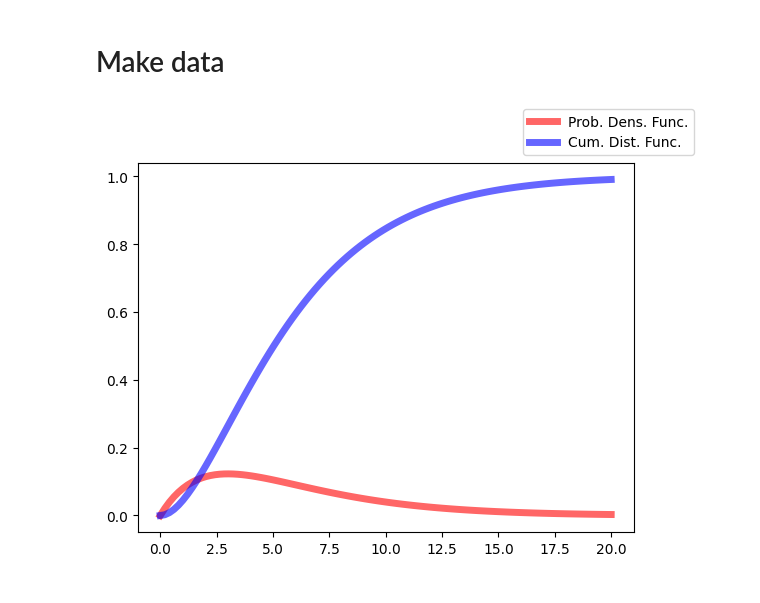
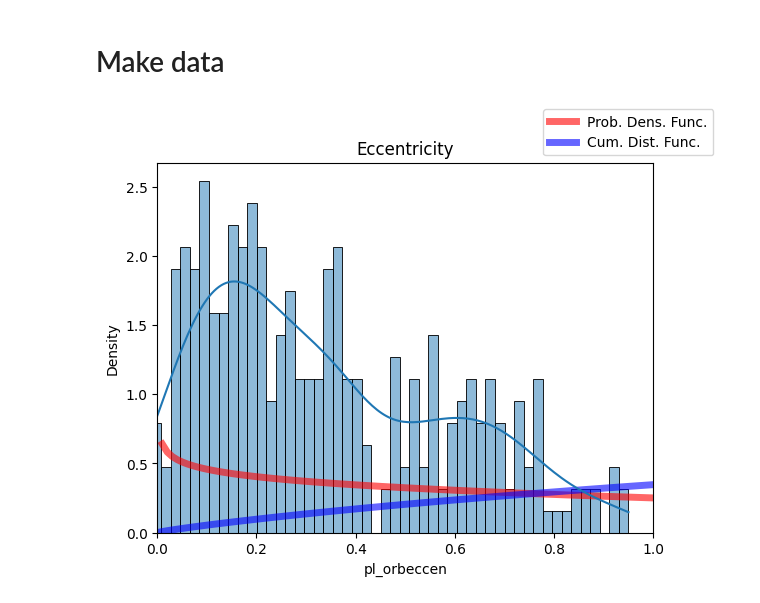
Before and after one commit to victorkarkour/Microlensing-Separation, a Jupyter notebook: Dist_e.ipynb, the cells around one changed output. Drawn from its saved outputs; the diff is of its cells as text; code cells hidden in the pictures.

```diff
--- a/Dist_e.ipynb
+++ b/Dist_e.ipynb
@@ -7,0 +13,4 @@ import matplotlib.pyplot as plt
+# %%
+query = NasaExoplanetArchive.query_criteria(table="ps", select="pl_orbeccen,pl_orbper,pl_masse")
+ML_df = query.to_pandas()
+len(ML_df)
@@ -7,0 +19,6 @@ import matplotlib.pyplot as plt
+# %%
+exoplanet_df_clean = ML_df.dropna(subset=['pl_orbeccen','pl_orbper','pl_masse']).copy()
+# exoplanet_df_clean.head()
+
+filter_exoplanet = exoplanet_df_clean[(exoplanet_df_clean['pl_orbper'] > 300) &  (exoplanet_df_clean['pl_masse'] > 100)]
+filter_exoplanet
@@ -8,10 +52,10 @@ import matplotlib.pyplot as plt
 # %% [markdown]
 # Make data
 # %%
-alpha = 2.0 # Shape (Alpha)
-theta = 3.0 # Scale (Beta)
+alpha = 0.867 # Shape (Alpha)
+theta = 3.03 # Scale (Beta)
 
-x = np.linspace(0, 20, 100)
+x = np.linspace(0, 1, 100)
 
 pdf = gamma.pdf(x, a = alpha, scale = theta)
 cdf = gamma.cdf(x, a = alpha, scale = theta)
@@ -23,15 +67,17 @@ cdf = gamma.cdf(x, a = alpha, scale = theta)
 #          f'CDF : $\\ln Z$ = {cdfz} ')
 # %%
 bbox = dict(boxstyle = "round", fc = "orange", ec = "grey", alpha = 0.5)
-
 
 fig, axs = plt.subplots()
 
 axs.plot(x, pdf, "r-", lw=5, alpha = 0.6, label = "Prob. Dens. Func.")
 axs.plot(x, cdf, "b-", lw=5, alpha = 0.6, label = "Cum. Dist. Func.")
+sns.histplot(x = filter_exoplanet["pl_orbeccen"], bins=50, kde=True,legend=True, stat = "density")
+plt.xlim(0,1)
+# axs.text(0.15, 0.5, stats, fontsize = 9, bbox = bbox)
 
-# axs.text(0.15, 0.5, stats, fontsize = 9, bbox = bbox)
 fig.legend()
+plt.title("Eccentricity")
 plt.show()
 # %% [output]
-[figure, old version]
+[figure, new version]
```
Also changed, not shown: parts of 5 cells of this notebook.
